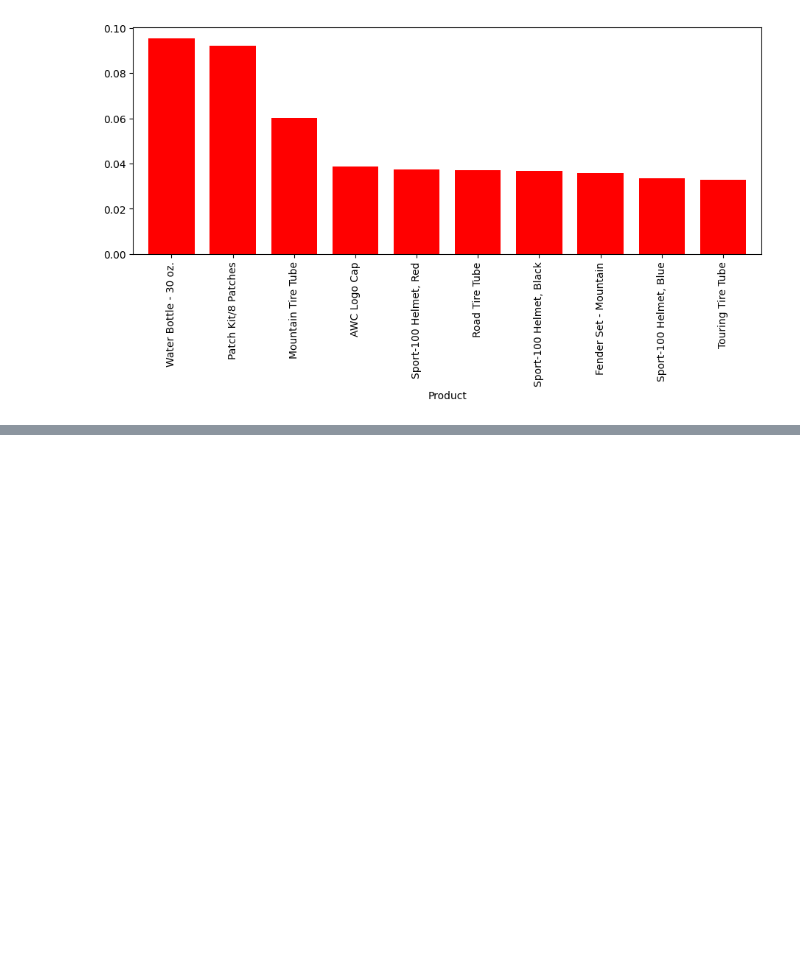
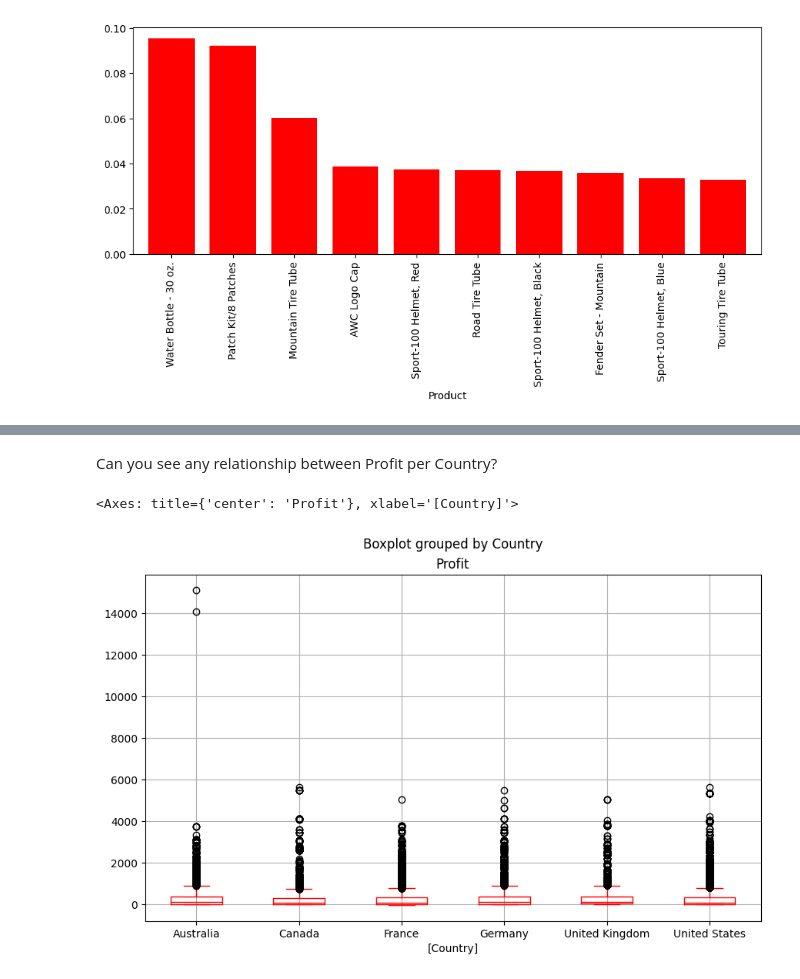
Before and after one commit to HashAlike/Data-Analysis-Notes, a Jupyter notebook: Mini_projects/01- Bike_Store_Sales.ipynb, the cells around one changed output, grey strips where cells are left out. Cells and saved outputs as stored; diff of their text form; code cells hidden in the pictures; blank space fills up the shorter version.

```diff
--- a/Mini_projects/01- Bike_Store_Sales.ipynb
+++ b/Mini_projects/01- Bike_Store_Sales.ipynb
@@ -226,0 +241,7 @@ sales["Product"].value_counts(normalize= True).head(10).plot(kind="bar", figsize
+# %% [markdown]
+Can you see any relationship between Profit per Country?
+# %%
+sales[["Profit", "Country"]].boxplot(by="Country", figsize=(10,6), color="r")
+# %% [output]
+<Axes: title={'center': 'Profit'}, xlabel='[Country]'>
+[figure, added]
```
Also changed, not shown: parts of 35 cells of this notebook.
